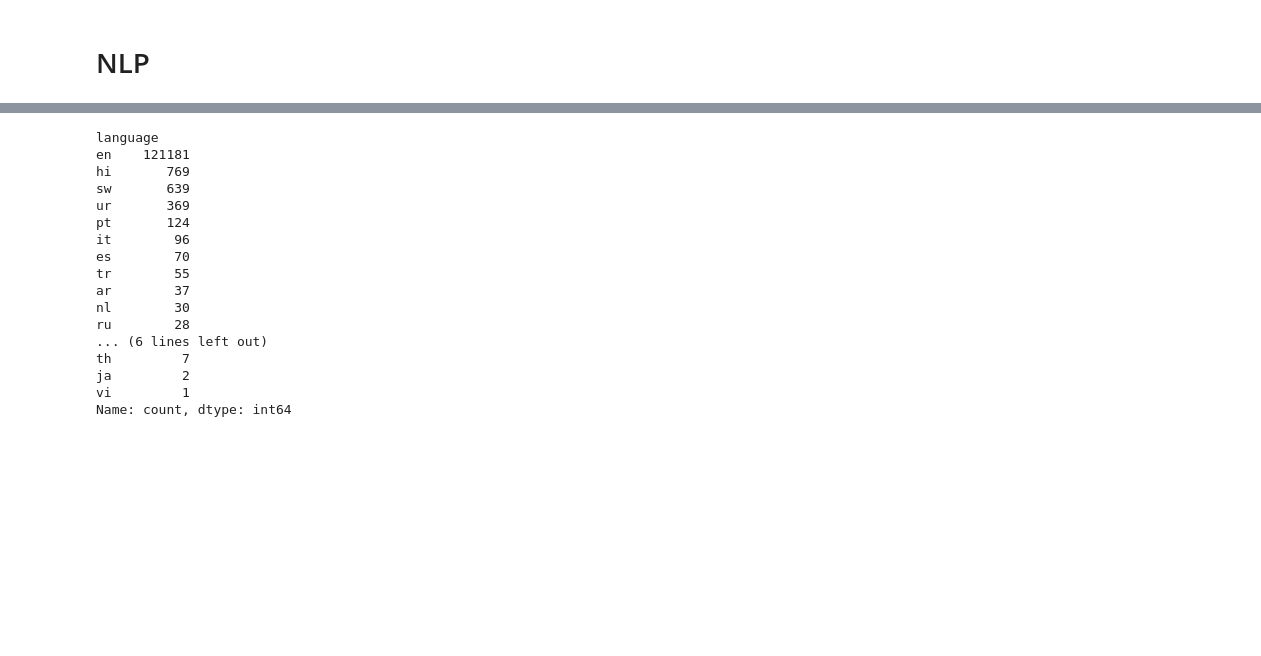
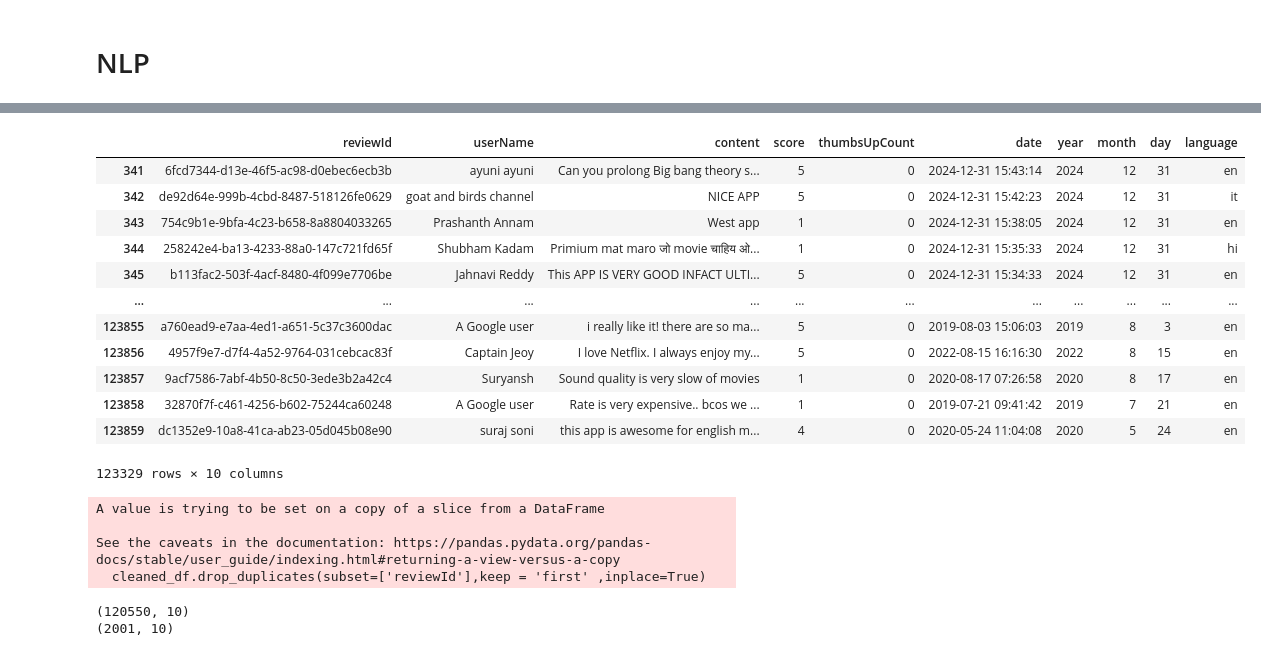
Before and after one commit to babli18/comment-classifier, a Jupyter notebook: dataset_preprocessing.ipynb, the cells around one changed output, grey strips where cells are left out. Cells and saved outputs as stored; diff of their text form; code cells hidden in the pictures; blank space fills up the shorter version.

Commit message:
dataset_preprocess

```diff
--- a/dataset_preprocessing.ipynb
+++ b/dataset_preprocessing.ipynb
@@ -149,16 +149,3 @@ filtered_df
 123513 rows × 9 columns
 # %% [markdown]
 # NLP
-# %%
-# detect the language of the content
-from transformers import pipeline
-
-detector = pipeline("text-classification", model="papluca/xlm-roberta-base-language-detection")
-
-language = []
-for i in filtered_df['content']:
-    result = detector(i)
-    language.append(result[0]['label'])
-    print(result[0]['label'])
-
-filtered_df['language'] = language
@@ -187,0 +193,2 @@ See the caveats in the documentation: https://pandas.pydata.org/pandas-docs/stab
+# %%
+cleaned_df = clean_dataframe_column(filtered_df, 'content')
@@ -187,0 +214,3 @@ See the caveats in the documentation: https://pandas.pydata.org/pandas-docs/stab
+# %%
+# drop blank rows from the content column for both dataframes
+cleaned_df = cleaned_df[cleaned_df['content'].str.strip() != '']
@@ -190,20 +289,34 @@ filtered_df.to_csv('results/filtered_netflix_reviews_language.csv', index=False)
-# %%
-filtered_df['language'].value_counts()
-# %% [output]
-language
-en    121181
-hi       769
-sw       639
-ur       369
-pt       124
-it        96
-es        70
-tr        55
-ar        37
-nl        30
-ru        28
-... (6 lines left out)
-th         7
-ja         2
-vi         1
-Name: count, dtype: int64
+# %%
+cleaned_df
+# %% [output]
+|  | reviewId | userName | content | score | thumbsUpCount | date | year | month | day | language |
+| 341 | 6fcd7344-d13e-46f5-ac98-d0ebec6ecb3b | ayuni ayuni | Can you prolong Big bang theory s... | 5 | 0 | 2024-12-31 15:43:14 | 2024 | 12 | 31 | en |
+| 342 | de92d64e-999b-4cbd-8487-518126fe0629 | goat and birds channel | NICE APP | 5 | 0 | 2024-12-31 15:42:23 | 2024 | 12 | 31 | it |
+| 343 | 754c9b1e-9bfa-4c23-b658-8a8804033265 | Prashanth Annam | West app | 1 | 0 | 2024-12-31 15:38:05 | 2024 | 12 | 31 | en |
+| 344 | 258242e4-ba13-4233-88a0-147c721fd65f | Shubham Kadam | Primium mat maro जो movie चाहिय ओ... | 1 | 0 | 2024-12-31 15:35:33 | 2024 | 12 | 31 | hi |
+| 345 | b113fac2-503f-4acf-8480-4f099e7706be | Jahnavi Reddy | This APP IS VERY GOOD INFACT ULTI... | 5 | 0 | 2024-12-31 15:34:33 | 2024 | 12 | 31 | en |
+| ... | ... | ... | ... | ... | ... | ... | ... | ... | ... | ... |
+| 123855 | a760ead9-e7aa-4ed1-a651-5c37c3600dac | A Google user | i really like it! there are so ma... | 5 | 0 | 2019-08-03 15:06:03 | 2019 | 8 | 3 | en |
+| 123856 | 4957f9e7-d7f4-4a52-9764-031cebcac83f | Captain Jeoy | I love Netflix. I always enjoy my... | 5 | 0 | 2022-08-15 16:16:30 | 2022 | 8 | 15 | en |
+| 123857 | 9acf7586-7abf-4b50-8c50-3ede3b2a42c4 | Suryansh | Sound quality is very slow of movies | 1 | 0 | 2020-08-17 07:26:58 | 2020 | 8 | 17 | en |
+| 123858 | 32870f7f-c461-4256-b602-75244ca60248 | A Google user | Rate is very expensive.. bcos we ... | 1 | 0 | 2019-07-21 09:41:42 | 2019 | 7 | 21 | en |
+| 123859 | dc1352e9-10a8-41ca-ab23-05d045b08e90 | suraj soni | this app is awesome for english m... | 4 | 0 | 2020-05-24 11:04:08 | 2020 | 5 | 24 | en |
+123329 rows × 10 columns
+# %%
+cleaned_df.drop_duplicates(subset=['reviewId'],keep = 'first' ,inplace=True)
+# %% [output]
+A value is trying to be set on a copy of a slice from a DataFrame
+
+See the caveats in the documentation: https://pandas.pydata.org/pandas-docs/stable/user_guide/indexing.html#returning-a-view-versus-a-copy
+  cleaned_df.drop_duplicates(subset=['reviewId'],keep = 'first' ,inplace=True)
+# %%
+# divide the dataset into english and non-english
+en_df = cleaned_df[cleaned_df['language'] == 'en']
+nonen_df = cleaned_df[cleaned_df['language'] != 'en']
+
+# check the shape of the dataframes
+print(en_df.shape)
+print(nonen_df.shape)
+# %% [output]
+(120550, 10)
+(2001, 10)
```
Also changed, not shown: parts of 12 cells of this notebook.
